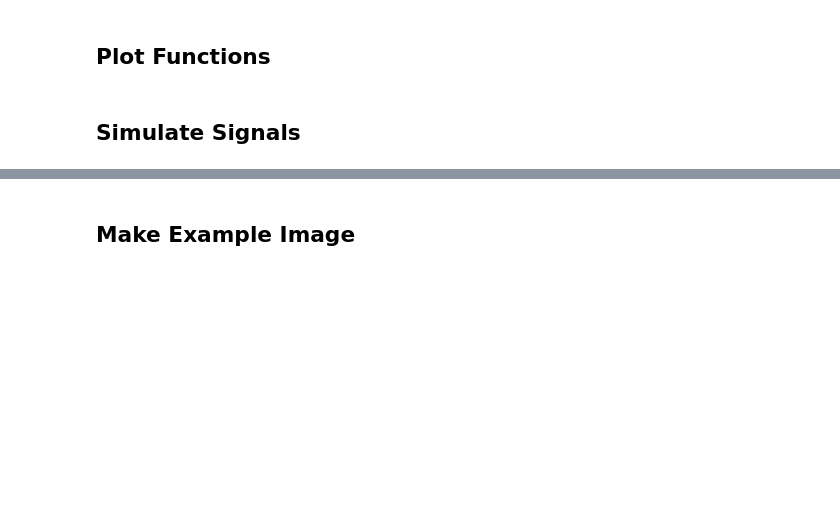
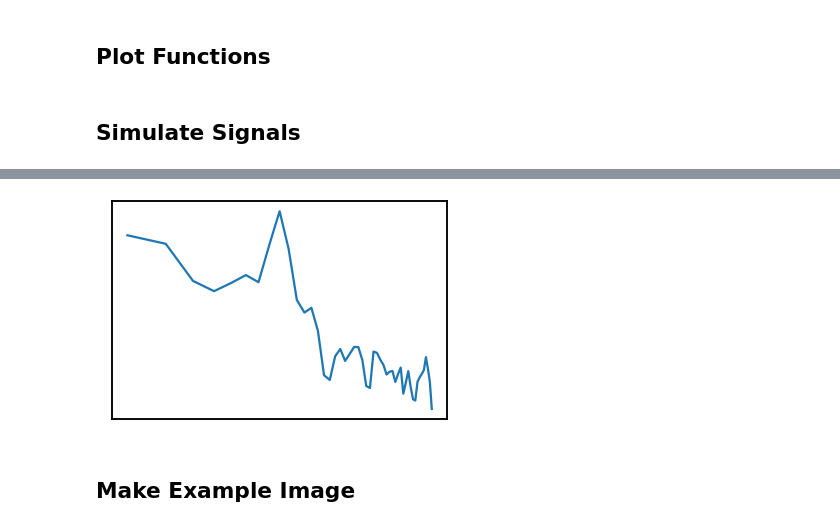
Before and after one commit to TomDonoghue/SigViz, a Jupyter notebook: notebooks/Models.ipynb, the cells around one changed output, grey strips where cells are left out. Cells and saved outputs as stored; diff of their text form; code cells hidden in the pictures; blank space fills up the shorter version.

```diff
--- a/notebooks/Models.ipynb
+++ b/notebooks/Models.ipynb
@@ -230,0 +286,2 @@ sig = sim_combined(N_SECONDS, FS, comps, comp_vars)
+# %%
+freqs_all, powers_all = trim_spectrum(*compute_spectrum(sig, fs=FS), F_RANGE)
@@ -231,3 +290,10 @@ sig = sim_combined(N_SECONDS, FS, comps, comp_vars)
+# %%
+#YLIM = [minv - 0.4 * minv, maxv + 1. * maxv]
+YLIM = None
+# %%
+plot_spectra(freqs_all, powers_all, ylim=YLIM)
+# %% [output]
+[figure, added]
 # %% [markdown]
 ## Make Example Image
 # %%
```
Also changed, not shown: parts of 36 cells of this notebook.
